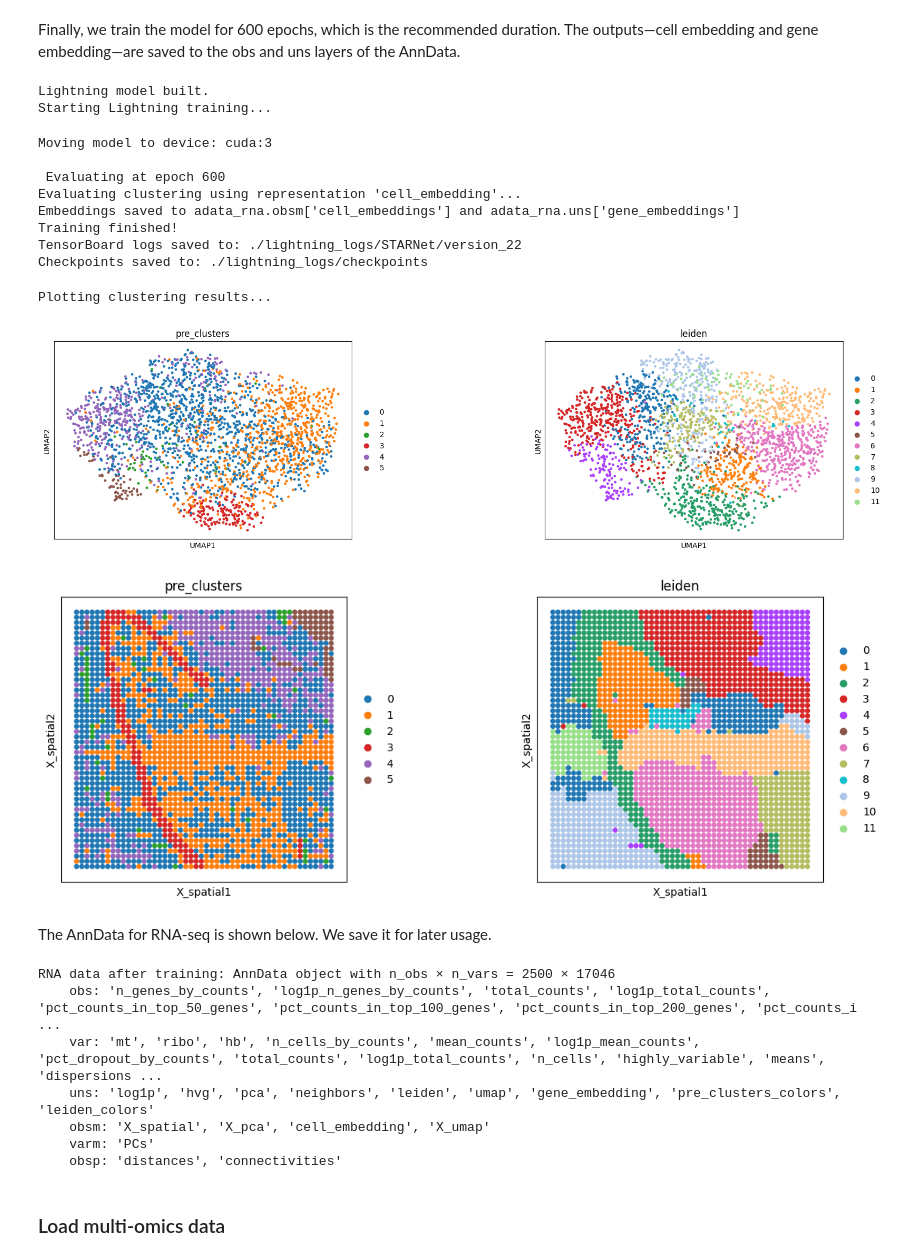
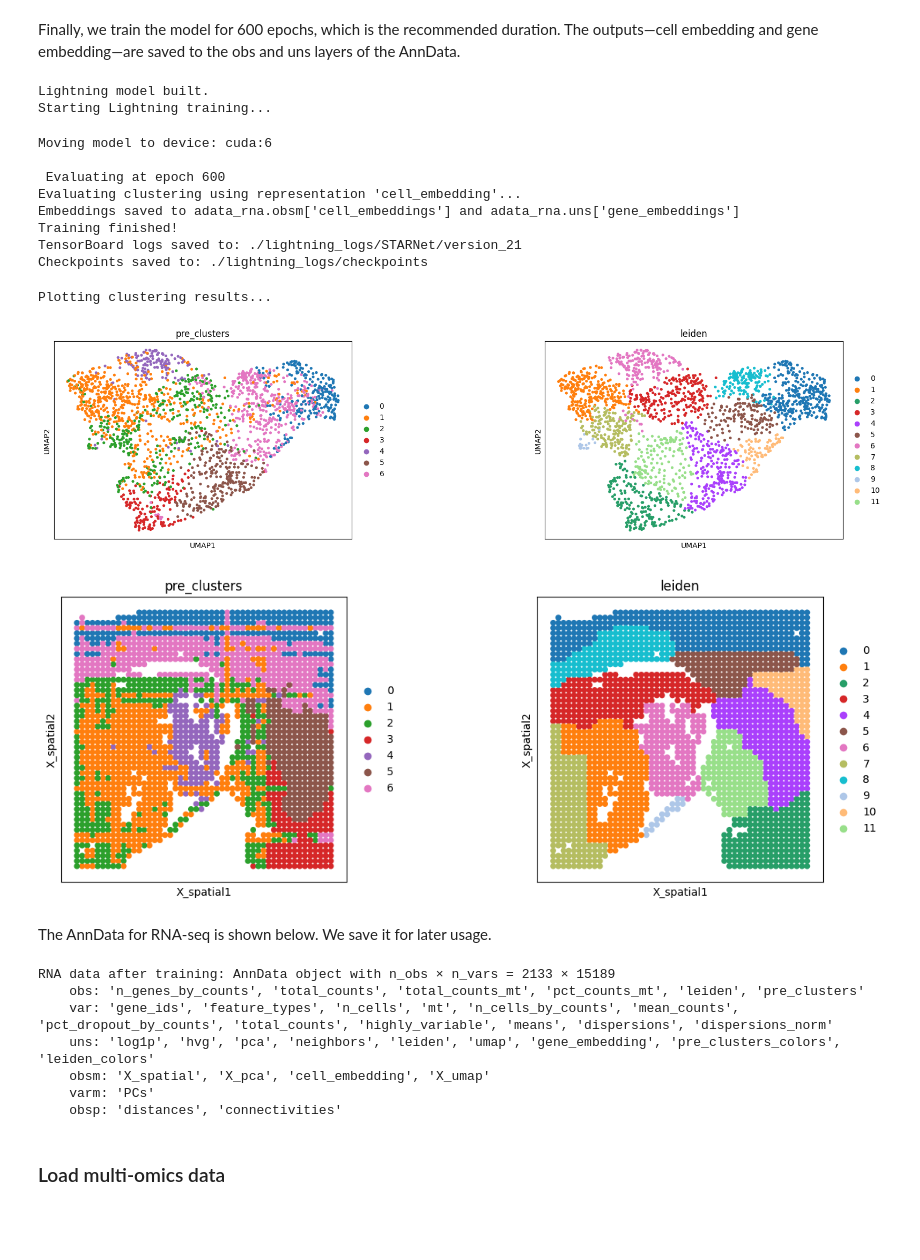
Before and after one commit to DBinary/STARNet_tutorials, a Jupyter notebook: STARNet_guide/docs/tutorials/Tutorial_3_GRN_Inference.ipynb, the cells around one changed output. Cells and saved outputs as stored; diff of their text form; code cells hidden in the pictures; blank space fills up the shorter version.

```diff
--- a/STARNet_guide/docs/tutorials/Tutorial_3_GRN_Inference.ipynb
+++ b/STARNet_guide/docs/tutorials/Tutorial_3_GRN_Inference.ipynb
@@ -29,11 +31,11 @@ First, we need to prepare the paired RNA-seq and ATAC-seq for the model training
 
 The data used for this tutorial, which is the spatial transcriptome for the mouse brain and the peak2gene file, can be downloaded from the following links from Google Drive:
 # %%
-adata_rna = sc.read_h5ad("../GoogleDrive/fig6/Raw_Data/adata_rna.h5ad")
-adata_atac = sc.read_h5ad("../GoogleDrive/fig6/Raw_Data/adata_atac.h5ad")
+adata_rna = sc.read_h5ad("../GoogleDrive/fig5/Raw_Data/adata_rna.h5ad")
+adata_atac = sc.read_h5ad("../GoogleDrive/fig5/Raw_Data/adata_atac.h5ad")
 peak2gene_path = "../GoogleDrive/peak2gene.json"
 # %% [markdown]
 Here, we used `ST.model.STARNet` to construct a `STARNet object` to train the model. We need to specify the `RNA-seq`, `ATAC-seq`, and `peak2gene file paths` during the model initialization.
 # %%
-starnet_obj = ST.model.STARNet(adata_rna, adata_atac, peak2gene_path, device='cuda:3')
+starnet_obj = ST.model.STARNet(adata_rna, adata_atac, peak2gene_path, device='cuda:6')
 # %% [output]
@@ -66,29 +65,29 @@ starnet_obj.train(epochs=600, eval_every=600)
 # %% [output]
 Lightning model built.
 Starting Lightning training...
-Moving model to device: cuda:3
+Moving model to device: cuda:6
 
  Evaluating at epoch 600
 Evaluating clustering using representation 'cell_embedding'...
 Embeddings saved to adata_rna.obsm['cell_embeddings'] and adata_rna.uns['gene_embeddings']
 Training finished!
-TensorBoard logs saved to: ./lightning_logs/STARNet/version_22
+TensorBoard logs saved to: ./lightning_logs/STARNet/version_21
 Checkpoints saved to: ./lightning_logs/checkpoints
 # %%
-starnet_obj.plot_clustering_results(rep_name='cell_embedding', spot_size=1)
+starnet_obj.plot_clustering_results(rep_name='cell_embedding', spot_size=50)
 # %% [output]
 Plotting clustering results...
-[figure, old version]
+[figure, new version]
-[figure, old version]
+[figure, new version]
 # %% [markdown]
 The AnnData for RNA-seq is shown below. We save it for later usage.
 # %%
 print(f'RNA data after training: {starnet_obj.adata_rna}')
-starnet_obj.adata_rna.write_h5ad("../GoogleDrive/fig6/Process_Data/after_training_rna.h5ad")
+starnet_obj.adata_rna.write_h5ad("../GoogleDrive/fig5/Process_Data/after_training_rna.h5ad")
 # %% [output]
-RNA data after training: AnnData object with n_obs × n_vars = 2500 × 17046
-    obs: 'n_genes_by_counts', 'log1p_n_genes_by_counts', 'total_counts', 'log1p_total_counts', 'pct_counts_in_top_50_genes', 'pct_counts_in_top_100_genes', 'pct_counts_in_top_200_genes', 'pct_counts_i ...
-    var: 'mt', 'ribo', 'hb', 'n_cells_by_counts', 'mean_counts', 'log1p_mean_counts', 'pct_dropout_by_counts', 'total_counts', 'log1p_total_counts', 'n_cells', 'highly_variable', 'means', 'dispersions ...
+RNA data after training: AnnData object with n_obs × n_vars = 2133 × 15189
+    obs: 'n_genes_by_counts', 'total_counts', 'total_counts_mt', 'pct_counts_mt', 'leiden', 'pre_clusters'
+    var: 'gene_ids', 'feature_types', 'n_cells', 'mt', 'n_cells_by_counts', 'mean_counts', 'pct_dropout_by_counts', 'total_counts', 'highly_variable', 'means', 'dispersions', 'dispersions_norm'
     uns: 'log1p', 'hvg', 'pca', 'neighbors', 'leiden', 'umap', 'gene_embedding', 'pre_clusters_colors', 'leiden_colors'
     obsm: 'X_spatial', 'X_pca', 'cell_embedding', 'X_umap'
     varm: 'PCs'
```
Also changed, not shown: parts of 11 cells of this notebook, 8 other files.
